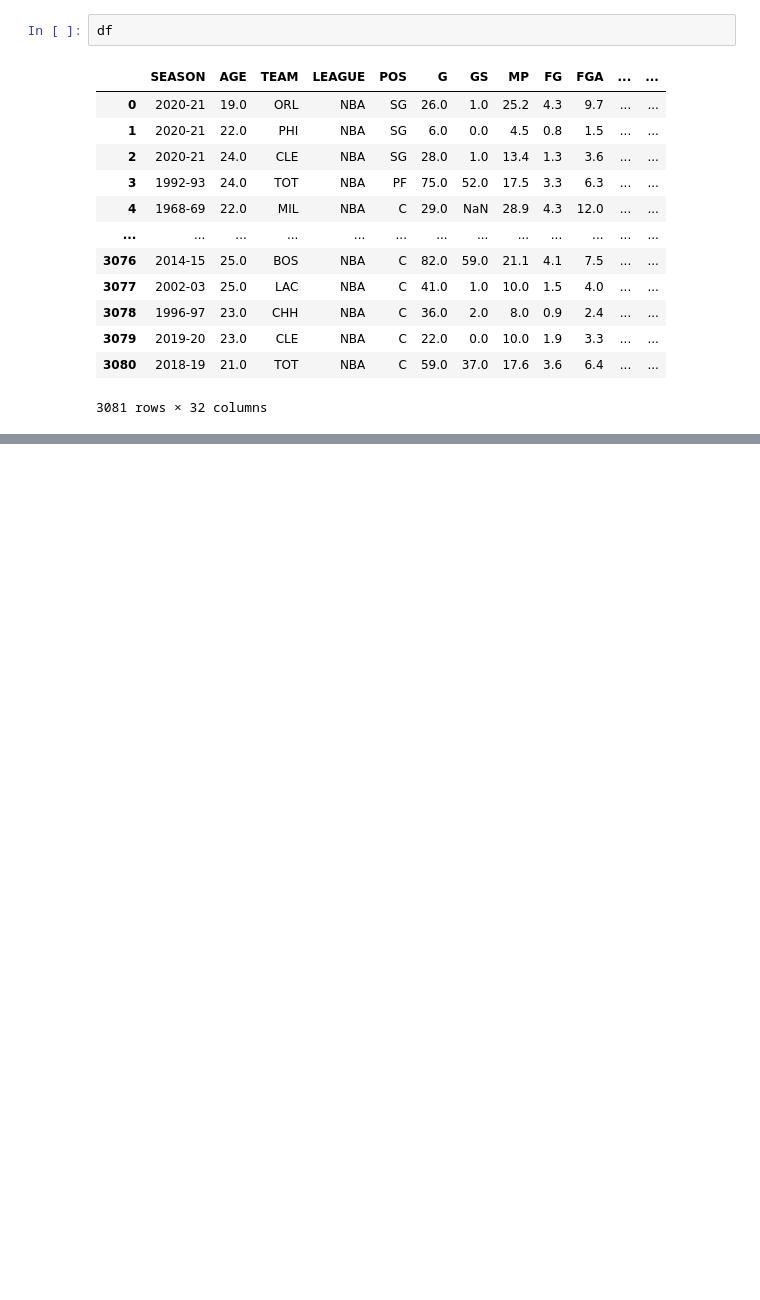
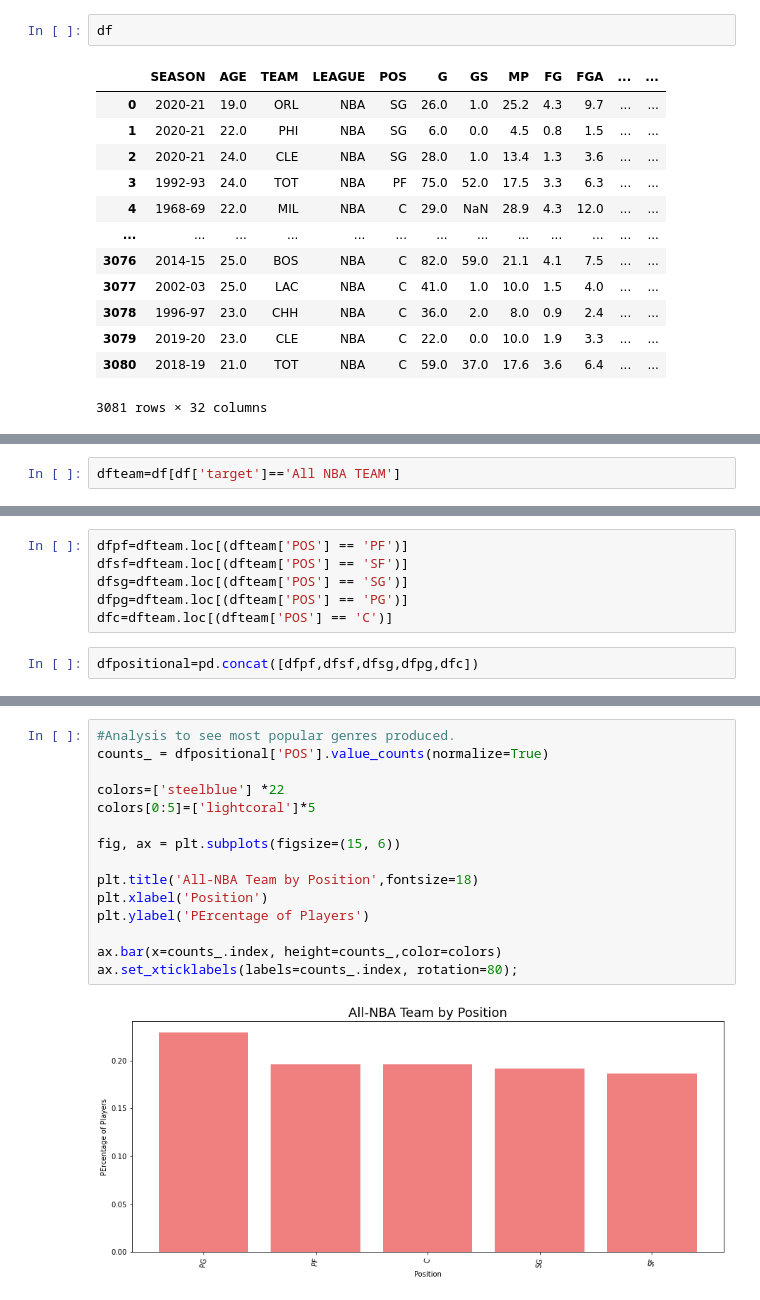
Before and after one commit to hs1692/All-NBA-Team-Analysis, a Jupyter notebook: EDA for slides.ipynb, the cells around one changed output, grey strips where cells are left out. Saved outputs shown, nothing was run; the diff lists cells and outputs as text; blank space fills up the shorter version.

```diff
--- a/EDA for slides.ipynb
+++ b/EDA for slides.ipynb
@@ -25,0 +73,2 @@ df
+# %%
+dfteam=df[df['target']=='All NBA TEAM']
@@ -25,0 +93,8 @@ df
+# %%
+dfpf=dfteam.loc[(dfteam['POS'] == 'PF')]
+dfsf=dfteam.loc[(dfteam['POS'] == 'SF')]
+dfsg=dfteam.loc[(dfteam['POS'] == 'SG')]
+dfpg=dfteam.loc[(dfteam['POS'] == 'PG')]
+dfc=dfteam.loc[(dfteam['POS'] == 'C')]
+# %%
+dfpositional=pd.concat([dfpf,dfsf,dfsg,dfpg,dfc])
@@ -25,0 +126,17 @@ df
+# %%
+#Analysis to see most popular genres produced.
+counts_ = dfpositional['POS'].value_counts(normalize=True)
+
+colors=['steelblue'] *22
+colors[0:5]=['lightcoral']*5
+
+fig, ax = plt.subplots(figsize=(15, 6))
+
+plt.title('All-NBA Team by Position',fontsize=18)
+plt.xlabel('Position')
+plt.ylabel('PErcentage of Players')
+
+ax.bar(x=counts_.index, height=counts_,color=colors)
+ax.set_xticklabels(labels=counts_.index, rotation=80);
+# %% [output]
+[figure, added]
```
Also changed, not shown: parts of 18 cells of this notebook, 7 other files.
